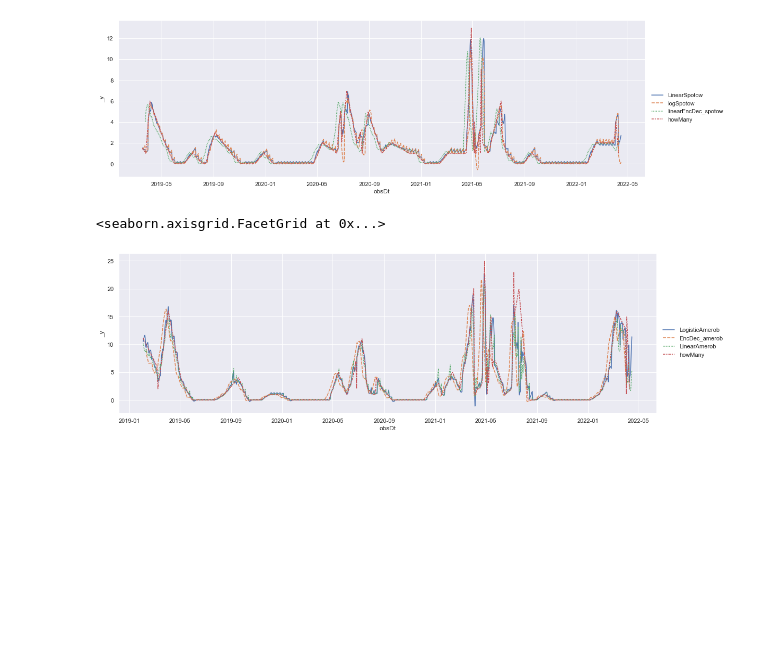
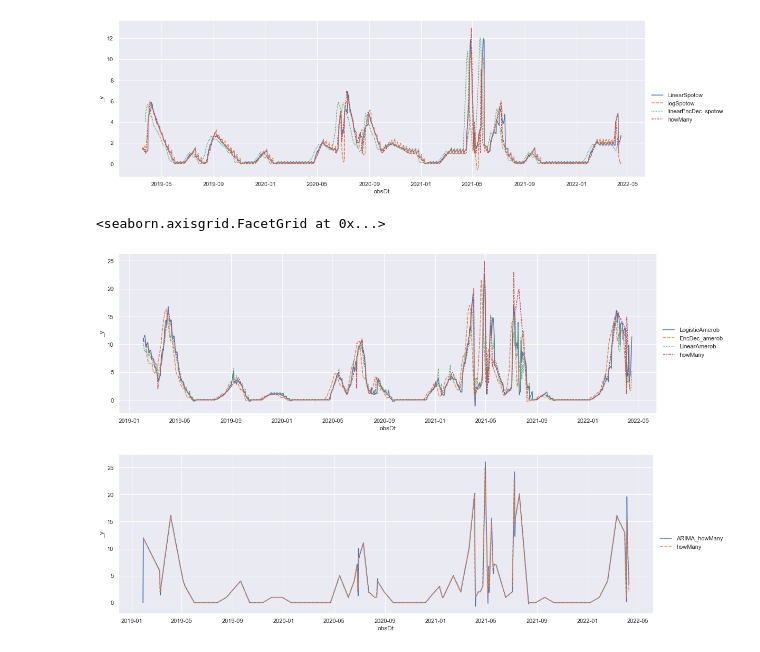
Before and after one commit to Tanag3r/trailheadDirect_birds, a Jupyter notebook: lstm_analysis.ipynb, the cells around one changed output. Saved outputs shown, nothing was run; the diff lists cells and outputs as text; code cells hidden in the pictures; blank space fills up the shorter version.

Commit message:
added ARIMA comparison to results

```diff
--- a/lstm_analysis.ipynb
+++ b/lstm_analysis.ipynb
@@ -341,0 +340,4 @@ amerobComparison.set_index(keys='obsDt',inplace=True)
+# %%
+arima_model = ARIMA(amerob_marWay.values,order=(0,1,2))
+fit_armimaModel = arima_model.fit()
+fit_armimaModel.summary()
@@ -342,3 +363,8 @@ amerobComparison.set_index(keys='obsDt',inplace=True)
+# %%
+amerob_actual = amerob_marWay.reset_index()
+amerob_predSeries = pd.Series(fit_armimaModel.fittedvalues,name='ARIMA_howMany',copy=True)
+amerob_arima = pd.concat(objs=[amerob_predSeries,amerob_actual],axis=1)
+amerob_arima = amerob_arima.set_index('obsDt')
 # %%
 import matplotlib.pyplot as plt
 import seaborn as sns
@@ -349,7 +375,11 @@ sns.relplot(data=spotowComparison,kind='line',ci=95,aspect=3.0)
 <seaborn.axisgrid.FacetGrid at 0x...>
 [figure]
 # %%
+#LSTM results
 sns.relplot(data=amerobComparison,kind='line',aspect=3.0)
+#ARIMA results
+sns.relplot(data=amerob_arima,kind='line',aspect=3.0)
 # %% [output]
 <seaborn.axisgrid.FacetGrid at 0x...>
 [figure]
+[figure, added]
```
Also changed, not shown: parts of 5 cells of this notebook.
